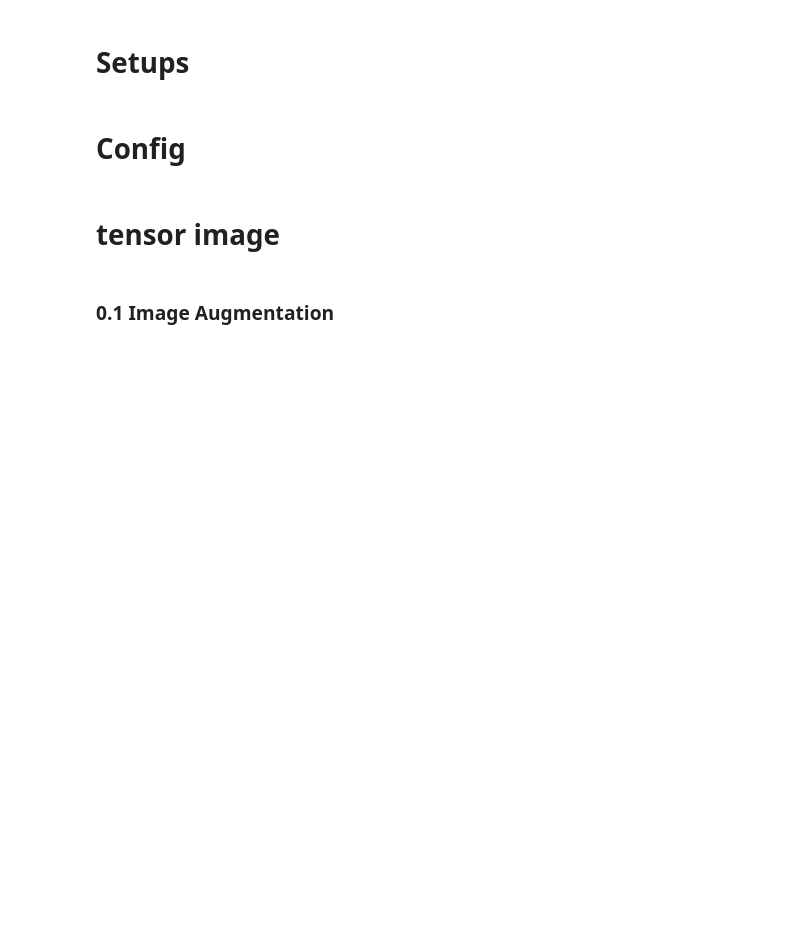
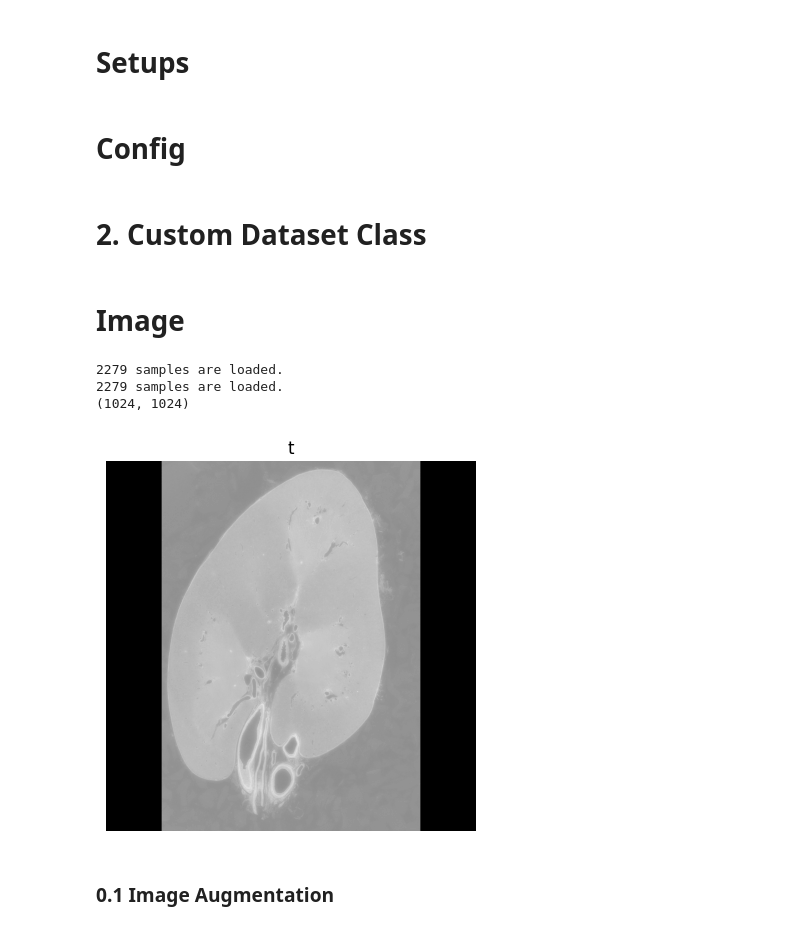
Before and after one commit to Kaggler-uofa/jin, a Jupyter notebook: dataset.ipynb, the cells around one changed output. Saved outputs shown, nothing was run; the diff lists cells and outputs as text; code cells hidden in the pictures; blank space fills up the shorter version.

```diff
--- a/dataset.ipynb
+++ b/dataset.ipynb
@@ -39,2 +59,2 @@ class CFG:
-# %% [markdown]
-# tensor image
+# %% [markdown]
+# 2. Custom Dataset Class
@@ -41,19 +105,14 @@ class CFG:
+# %% [markdown]
+# Image
 # %%
-data_set = 'kidney_2'
 
-image_path = os.path.join('..', 'data', 'train', data_set, 'images')
-label_path = os.path.join('..', 'data', 'train', data_set, 'labels')
-
-image_files = sorted([os.path.join(image_path, f) for f in os.listdir(image_path) if f.endswith('.tif')])
-label_files = sorted([os.path.join(label_path, f) for f in os.listdir(label_path) if f.endswith('.tif')])
-
-def display_image(image):
+def display_image(image, title):
     if isinstance(image, torch.Tensor):
         # If the input is a PyTorch tensor
-        if len(tensor.shape) == 4:
-            tensor = tensor.squeeze(0)
+        if len(image.shape) == 4:
+            image = image.squeeze(0)
 
-        numpy_image = tensor.cpu().numpy()
+        numpy_image = image.cpu().numpy()
 
         if len(numpy_image.shape) == 3 and numpy_image.shape[0] == 1:
             numpy_image = numpy_image.squeeze(0)
@@ -61,35 +120,48 @@ def display_image(image):
         if len(numpy_image.shape) == 3:
             numpy_image = numpy_image.transpose(1, 2, 0)
 
-    elif isinstance(tensor, np.ndarray):
+    elif isinstance(image, np.ndarray):
         # If the input is a NumPy array
-        numpy_image = tensor
+        numpy_image = image
 
         if len(numpy_image.shape) == 3 and numpy_image.shape[0] == 1:
             numpy_image = numpy_image.squeeze(0)
 
     plt.imshow(numpy_image, cmap='gray')
+    plt.title(title)
     plt.axis('off')
     plt.show()
 # %%
 
-first_image = tifffile.imread(image_files[981])
-first_label = tifffile.imread(label_files[981])
+# first_image = tifffile.imread(image_files[981])
+# first_label = tifffile.imread(label_files[981])
 
-is_image = isinstance(first_image, np.ndarray)
-is_mask = isinstance(first_label, np.ndarray)
-print(is_image, is_mask)
+# is_image = isinstance(first_image, np.ndarray)
+# is_mask = isinstance(first_label, np.ndarray)
+# print(is_image, is_mask)
 
-# Convert tensor floats32
-first_image_tensor = torch.from_numpy(first_image.astype(np.float32))
-first_label_tensor = torch.from_numpy(first_label.astype(np.float32))
+# # Convert tensor floats32
+# first_image_tensor = torch.from_numpy(first_image.astype(np.float32))
+# first_label_tensor = torch.from_numpy(first_label.astype(np.float32))
 
-display_image(first_image_tensor)
-display_image(first_label_tensor)
+# display_image(first_image_tensor)
+# display_image(first_label_tensor)
 
-is_image_tensor = isinstance(first_image_tensor, torch.Tensor)
-is_mask_tensor = isinstance(first_label_tensor, torch.Tensor)
-print(is_image_tensor, is_mask_tensor)
+# is_image_tensor = isinstance(first_image_tensor, torch.Tensor)
+# is_mask_tensor = isinstance(first_label_tensor, torch.Tensor)
+# print(is_image_tensor, is_mask_tensor)
+
+image_path = os.path.join(CFG.TRAIN_DATASET_DIRECTORY, "images")
+mask_path = os.path.join(CFG.TRAIN_DATASET_DIRECTORY, "labels")
+image_dataset = CustomDataset(image_path, CFG.INPUT_IMAGE_SIZE)
+mask_dataset = CustomDataset(mask_path, CFG.INPUT_IMAGE_SIZE)
+print(image_dataset[0][0].shape)
+display_image(image_dataset[900][0], "t")
+# %% [output]
+2279 samples are loaded.
+2279 samples are loaded.
+(1024, 1024)
+[figure, added]
 # %% [markdown]
 ### 0.1 Image Augmentation
 # %%
```
Also changed, not shown: parts of 18 cells of this notebook.
